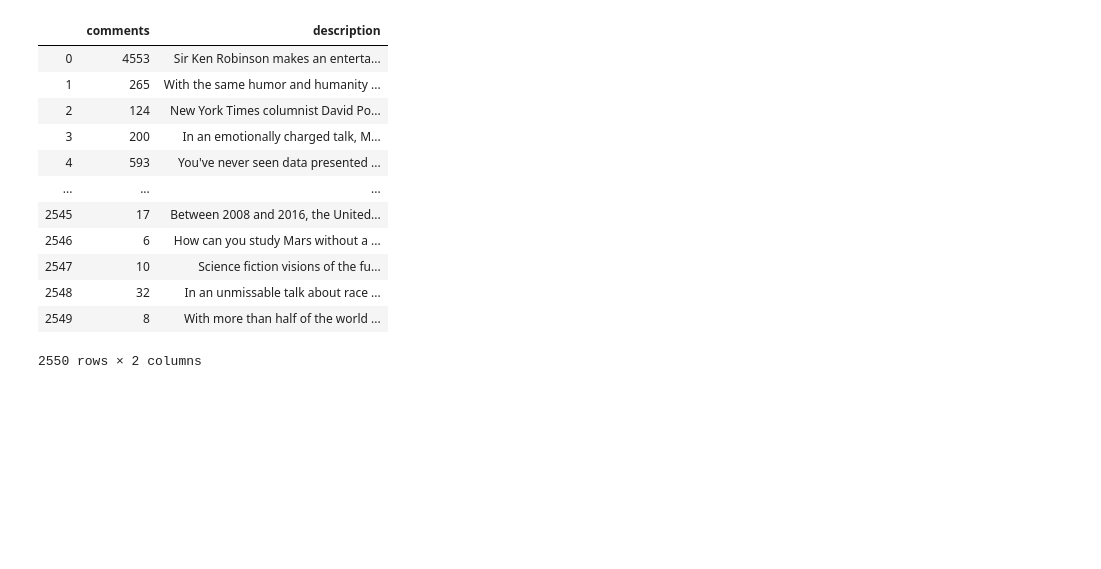
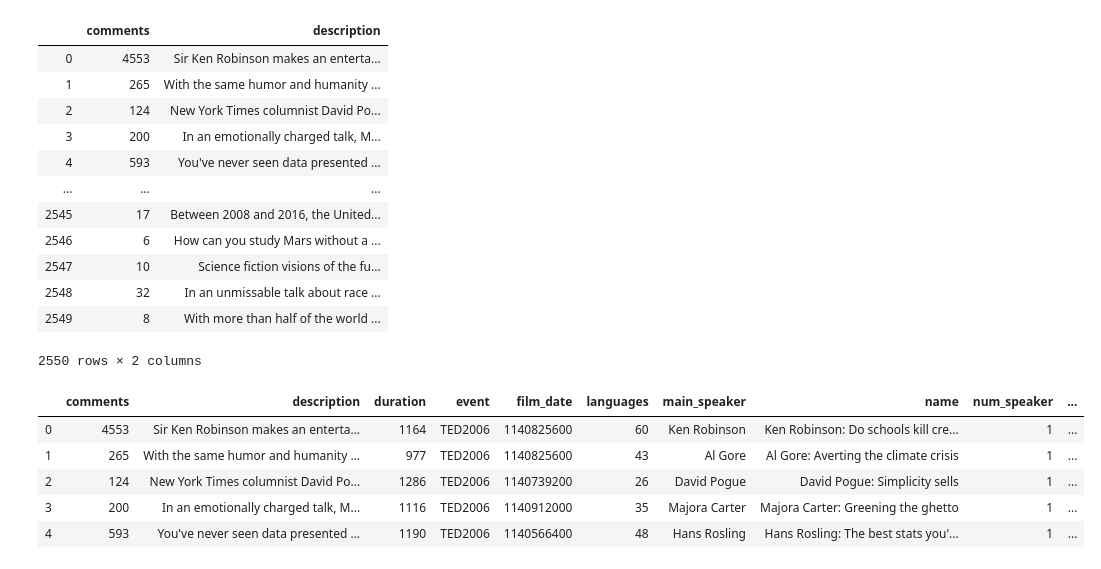
Before and after one commit to lennox0909/tibame_crawler, a Jupyter notebook: 0825_ted.ipynb, the cells around one changed output. Drawn from its saved outputs; the diff is of its cells as text; code cells hidden in the pictures; blank space fills up the shorter version.

```diff
--- a/0825_ted.ipynb
+++ b/0825_ted.ipynb
@@ -58,3 +58,14 @@ df[["comments","description"]]
 | 2548 | 32 | In an unmissable talk about race ... |
 | 2549 | 8 | With more than half of the world ... |
 2550 rows × 2 columns
+# %%
+# 方便列操作
+# 取頭五列
+df.head(5)
+# %% [output]
+|  | comments | description | duration | event | film_date | languages | main_speaker | name | num_speaker | ... |
+| 0 | 4553 | Sir Ken Robinson makes an enterta... | 1164 | TED2006 | 1140825600 | 60 | Ken Robinson | Ken Robinson: Do schools kill cre... | 1 | ... |
+| 1 | 265 | With the same humor and humanity ... | 977 | TED2006 | 1140825600 | 43 | Al Gore | Al Gore: Averting the climate crisis | 1 | ... |
+| 2 | 124 | New York Times columnist David Po... | 1286 | TED2006 | 1140739200 | 26 | David Pogue | David Pogue: Simplicity sells | 1 | ... |
+| 3 | 200 | In an emotionally charged talk, M... | 1116 | TED2006 | 1140912000 | 35 | Majora Carter | Majora Carter: Greening the ghetto | 1 | ... |
+| 4 | 593 | You've never seen data presented ... | 1190 | TED2006 | 1140566400 | 48 | Hans Rosling | Hans Rosling: The best stats you'... | 1 | ... |
```
Also changed, not shown: parts of 14 cells of this notebook.
